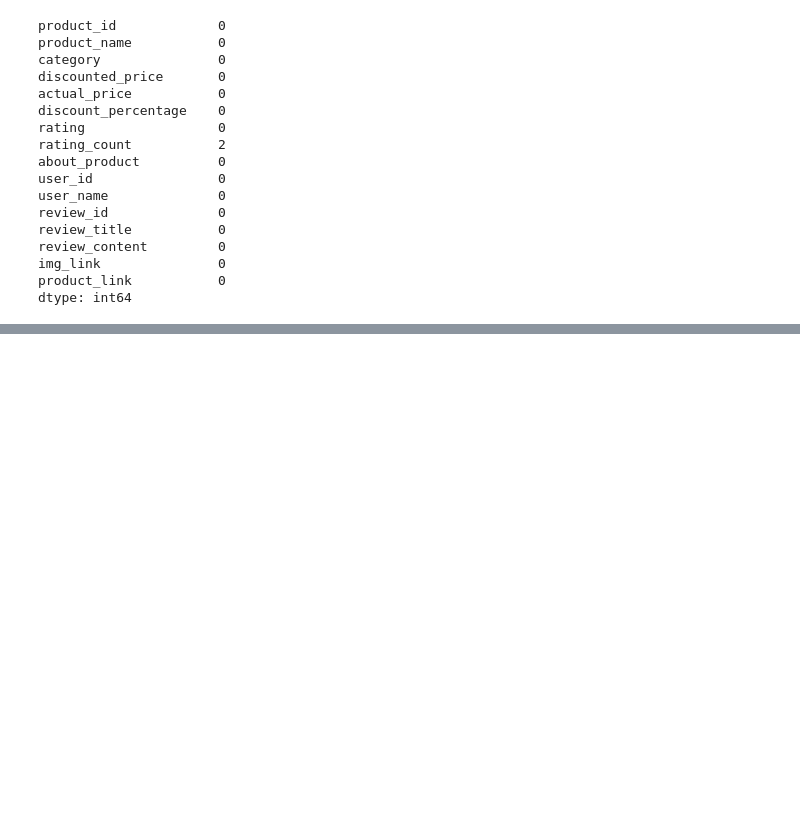
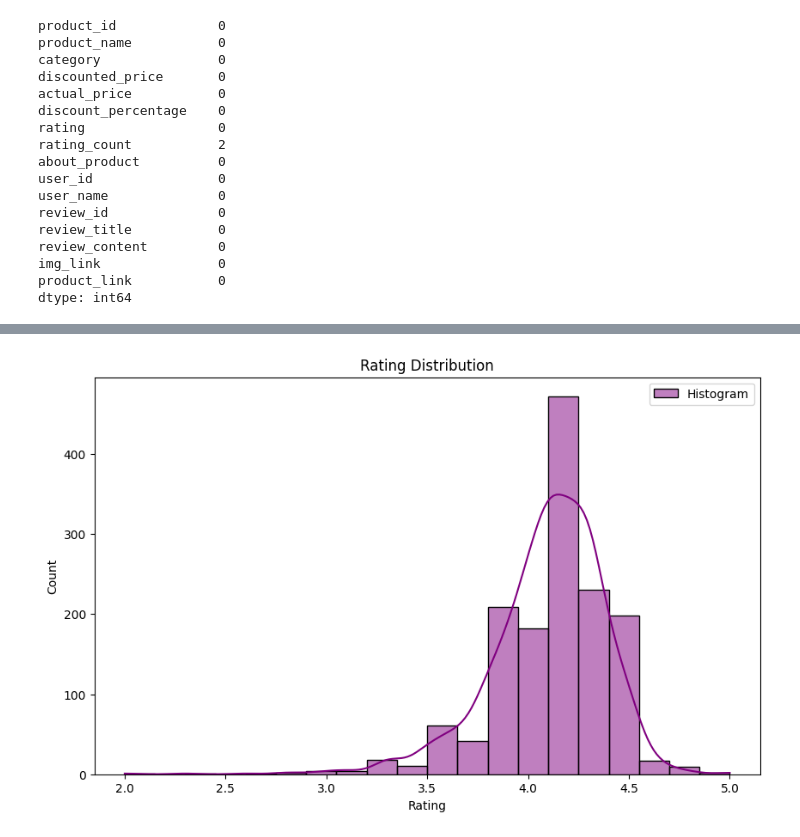
Before and after one commit to ninapeak10/Intro-to-Data-Science, a Jupyter notebook: PeakFinalProject.ipynb, the cells around one changed output, grey strips where cells are left out. Drawn from its saved outputs; the diff is of its cells as text; code cells hidden in the pictures; blank space fills up the shorter version.

```diff
--- a/PeakFinalProject.ipynb
+++ b/PeakFinalProject.ipynb
@@ -41,0 +159,21 @@ dtype: int64
+# %%
+data['category_2'] = data['category_2'].str.replace('&', ' & ')
+data['category_2'] = data['category_2'].str.replace(',', ', ')
+data['category_2'] = data['category_2'].str.replace('HomeAppliances', 'Home Appliances')
+data['category_2'] = data['category_2'].str.replace('AirQuality', 'Air Quality')
+data['category_2'] = data['category_2'].str.replace('WearableTechnology', 'Wearable Technology')
+data['category_2'] = data['category_2'].str.replace('NetworkingDevices', 'Networking Devices')
+data['category_2'] = data['category_2'].str.replace('OfficePaperProducts', 'Office Paper Products')
+data['category_2'] = data['category_2'].str.replace('ExternalDevices', 'External Devices')
+data['category_2'] = data['category_2'].str.replace('DataStorage', 'Data Storage')
+data['category_2'] = data['category_2'].str.replace('HomeStorage', 'Home Storage')
+data['category_2'] = data['category_2'].str.replace('HomeAudio', 'Home Audio')
+data['category_2'] = data['category_2'].str.replace('GeneralPurposeBatteries', 'General Purpose Batteries')
+data['category_2'] = data['category_2'].str.replace('BatteryChargers', 'Battery Chargers')
+data['category_2'] = data['category_2'].str.replace('CraftMaterials', 'Craft Materials')
+data['category_2'] = data['category_2'].str.replace('OfficeElectronics', 'Office Electronics')
+data['category_2'] = data['category_2'].str.replace('PowerAccessories', 'Power Accessories')
+data['category_2'] = data['category_2'].str.replace('CarAccessories', 'Car Accessories')
+data['category_2'] = data['category_2'].str.replace('HomeMedicalSupplies', 'Home Medical Supplies')
+data['category_2'] = data['category_2'].str.replace('HomeTheater', 'Home Theater')
+data['category_2'].value_counts()
@@ -41,0 +252,16 @@ dtype: int64
+# %%
+data['rating'] =data['rating'].str.replace('|','4.0').astype('float64')
+# %%
+plt.figure(figsize=(10, 6))
+
+# Histogram & Density
+sns.histplot(data['rating'], bins=20, kde=True, color='purple', label='Histogram')
+
+# Title and labels
+plt.title('Rating Distribution')
+plt.xlabel('Rating')
+plt.ylabel('Count')
+plt.legend()
+plt.show()
+# %% [output]
+[figure, added]
```
Also changed, not shown: parts of 22 cells of this notebook.
